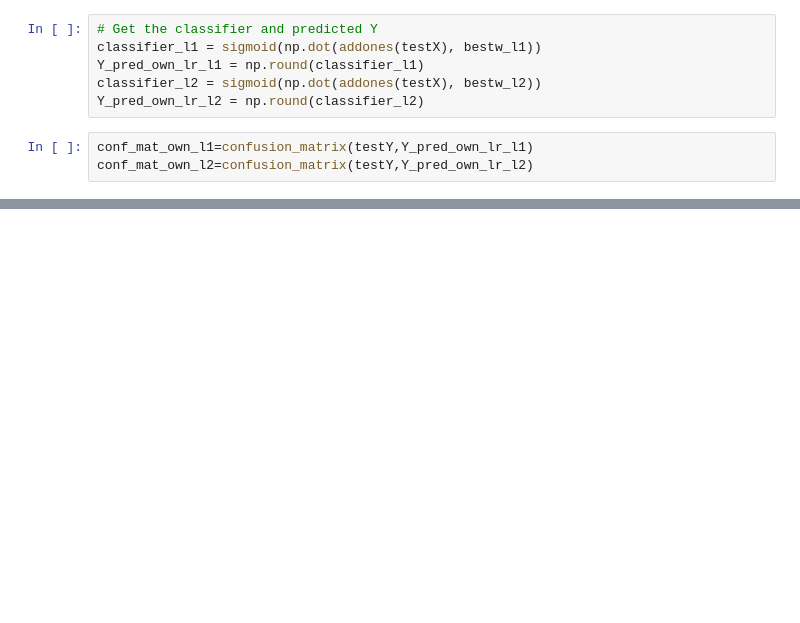
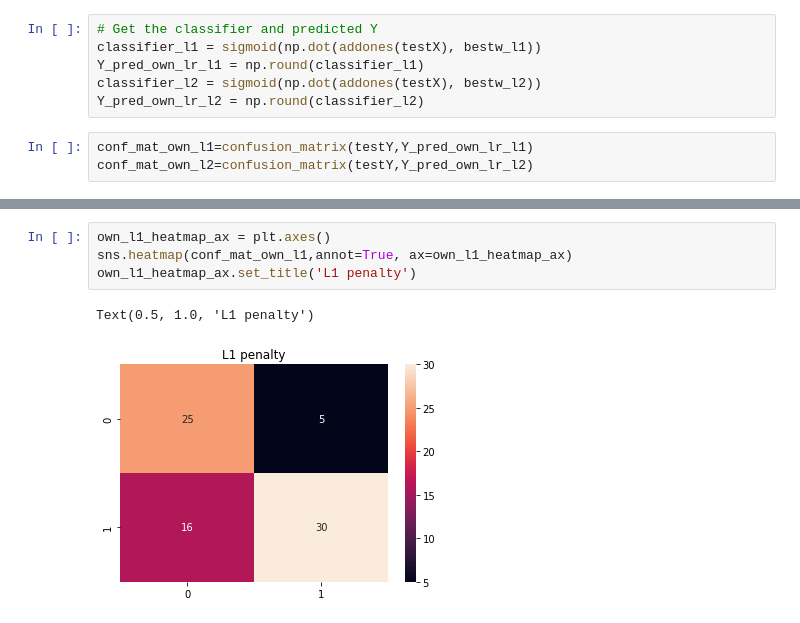
Before and after one commit to adil-ammar/Heart-Disease-Prediction, a Jupyter notebook: src/HDP_Logistic_Regression.ipynb, the cells around one changed output, grey strips where cells are left out. Saved outputs shown, nothing was run; the diff lists cells and outputs as text; blank space fills up the shorter version.

```diff
--- a/src/HDP_Logistic_Regression.ipynb
+++ b/src/HDP_Logistic_Regression.ipynb
@@ -226,0 +270,7 @@ sns.heatmap(conf_mat_own_l2,annot=True)
+# %%
+own_l1_heatmap_ax = plt.axes()
+sns.heatmap(conf_mat_own_l1,annot=True, ax=own_l1_heatmap_ax)
+own_l1_heatmap_ax.set_title('L1 penalty')
+# %% [output]
+Text(0.5, 1.0, 'L1 penalty')
+[figure, added]
```
Also changed, not shown: parts of 12 cells of this notebook.
